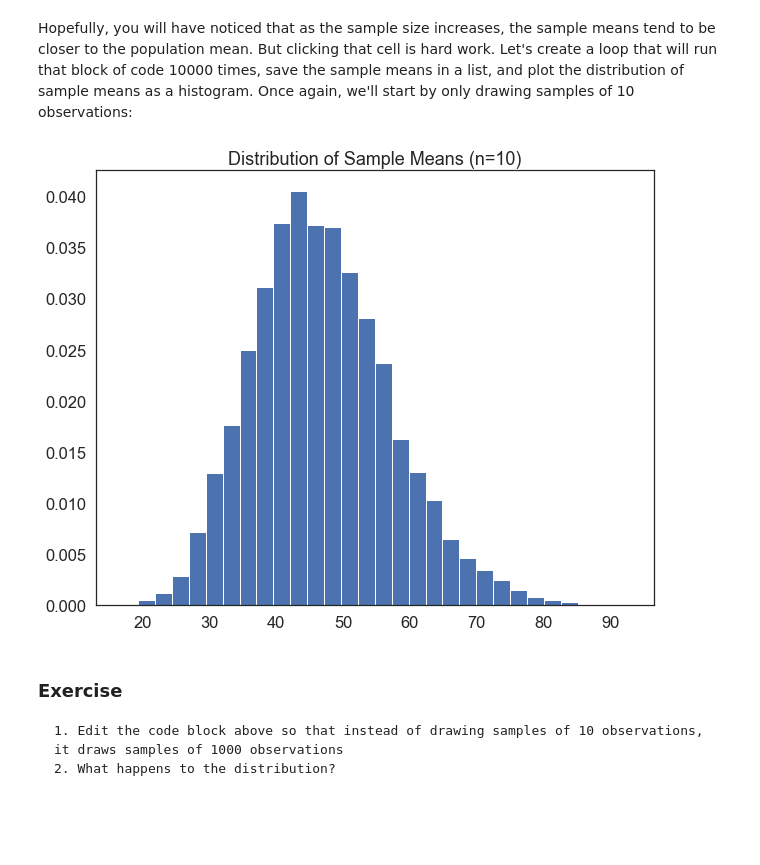
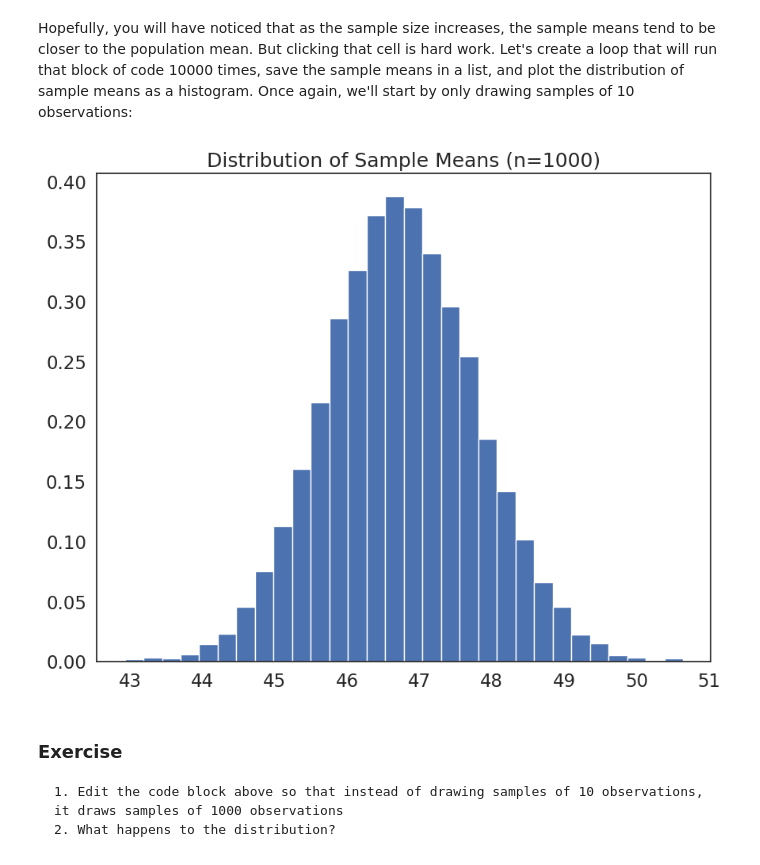
Before and after one commit to alicecaiger/QM2, a Jupyter notebook: W5_Distributions_and_Basic_Statistics.ipynb, the cells around one changed output. Cells and saved outputs as stored; diff of their text form; code cells hidden in the pictures; blank space fills up the shorter version.

```diff
--- a/W5_Distributions_and_Basic_Statistics.ipynb
+++ b/W5_Distributions_and_Basic_Statistics.ipynb
@@ -368,19 +377,19 @@ Hopefully, you will have noticed that as the sample size increases, the sample m
 # %%
 #create an empty list to store sample means
 sample_means=[]
 
-sample_size=10
+sample_size=1000
 # loop 10,000 times.
 for i in range(0,10000):
     sample= df['income'].sample(sample_size, replace=True) # draw a sample of 10 observations from the income variable, with replacement
     sample_mean=sample.mean() # calculate the mean of the sample
     sample_means.append(sample_mean) # append the sample mean to the list of sample means
 
 plt.hist(sample_means, bins=30, edgecolor='white', density=True) # plot a histogram of the sample means
 plt.title('Distribution of Sample Means (n={})'.format(sample_size)) # add a title
 plt.show()
 # %% [output]
-[figure, old version]
+[figure, new version]
 # %% [markdown]
 ### Exercise
 
```
Also changed, not shown: parts of 18 cells of this notebook.
